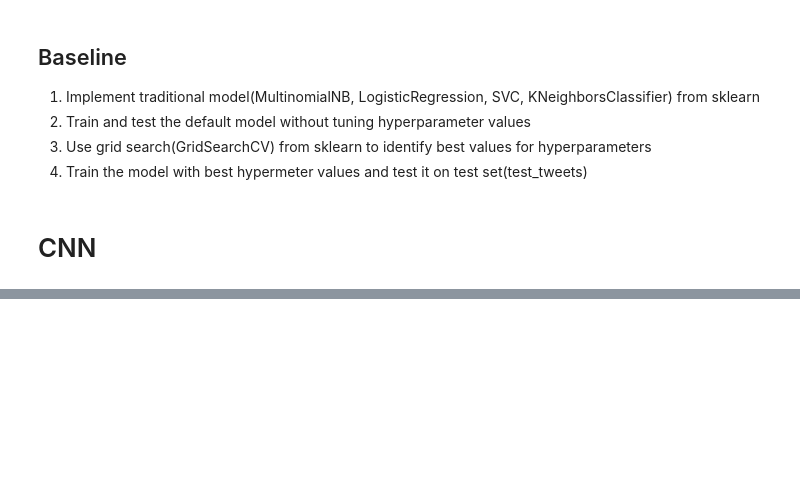
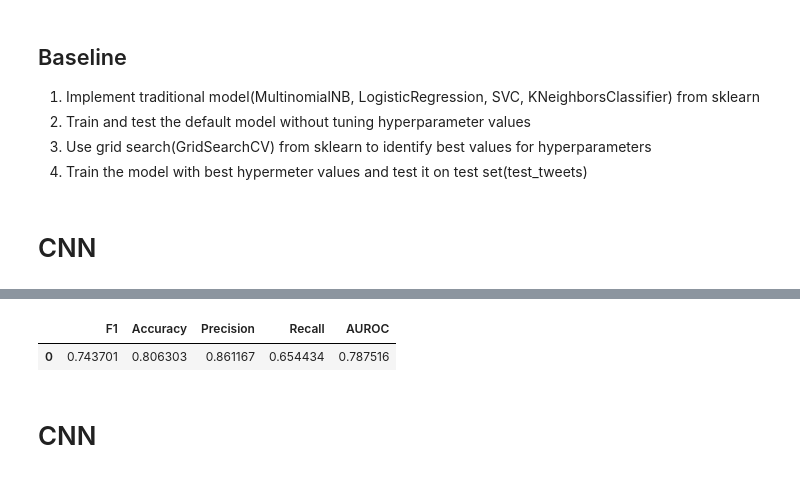
Before and after one commit to GunaJaganathan/detect-disaster-related-tweets, a Jupyter notebook: main.ipynb, the cells around one changed output, grey strips where cells are left out. Cells and saved outputs as stored; diff of their text form; code cells hidden in the pictures; blank space fills up the shorter version.

```diff
--- a/main.ipynb
+++ b/main.ipynb
@@ -66,7 +112,7 @@ def preprocessing(text):
    pp_text = " ".join (word_lemma)
    return pp_text
 # %%
-def get_performance_score(self, actual_label : list, predicted_label : list):
+def get_performance_score(actual_label : list, predicted_label : list):
     '''Function to calculate the performance metric using sklearn.
 
     Parameters
@@ -239,6 +335,10 @@ model.add(layers.Embedding(input_dim=vocab_size,
 model.add(layers.GlobalMaxPool1D())
 # model.add(layers.Flatten())
 model.add(layers.Dense(10, activation='relu'))
+model.add(layers.Dense(10, activation='softmax'))
+model.add(layers.Dense(10, activation='tanh'))
+model.add(layers.Dense(10, activation='gelu'))
+model.add(layers.Dense(10, activation='relu'))
 model.add(layers.Dense(1, activation='sigmoid'))
 model.compile(optimizer='adam',
               loss='binary_crossentropy',
@@ -275,0 +406,7 @@ metrics.accuracy_score(test_labels, y_test)
+# %%
+get_performance_score(test_labels, y_test)
+# %% [output]
+|  | F1 | Accuracy | Precision | Recall | AUROC |
+| 0 | 0.743701 | 0.806303 | 0.861167 | 0.654434 | 0.787516 |
+# %% [markdown]
+# CNN
```
Also changed, not shown: parts of 23 cells of this notebook.
